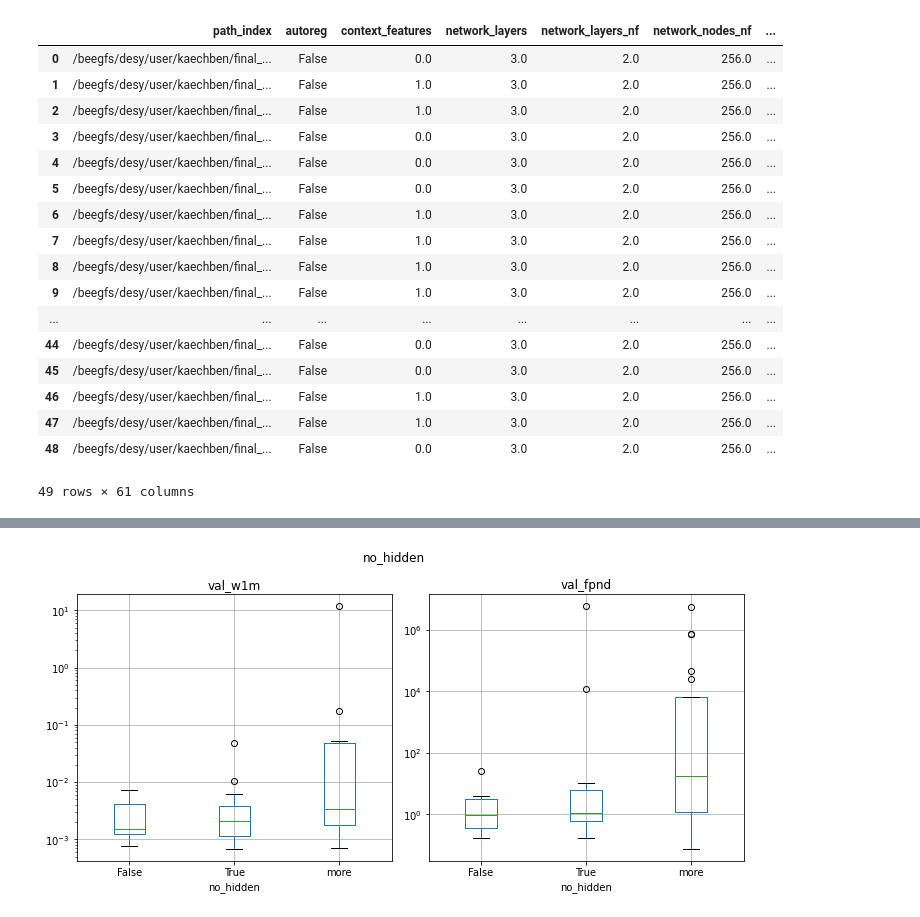
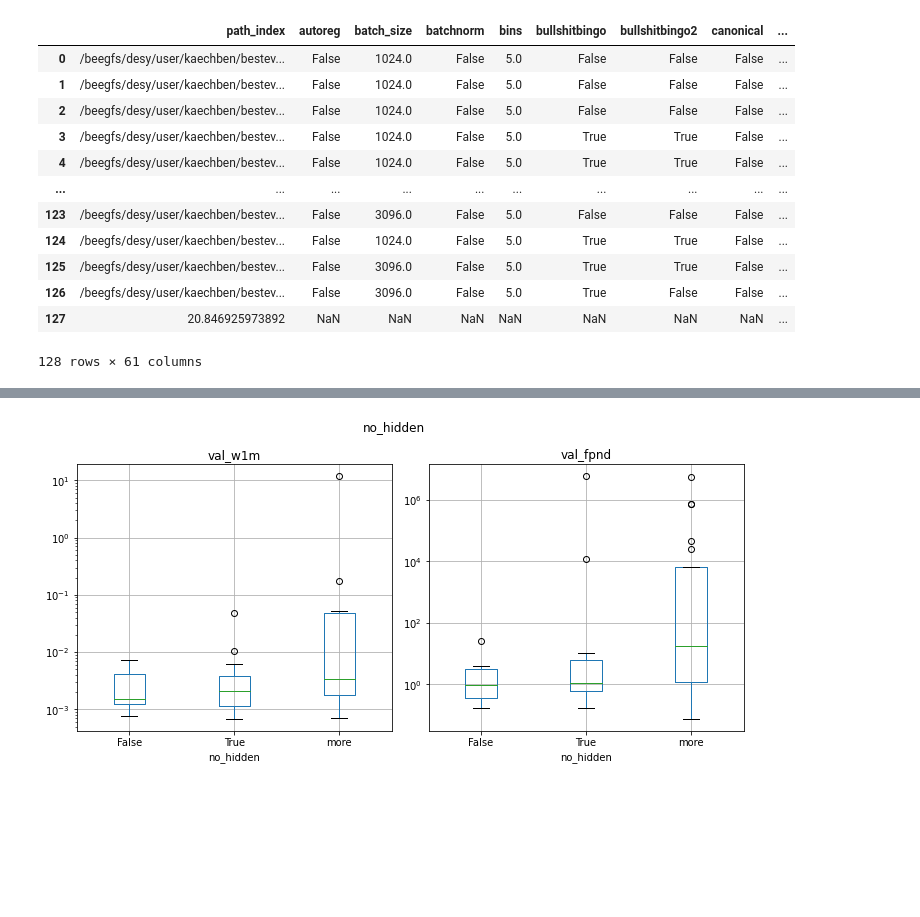
Before and after one commit to kaechb/LitJetNet, a Jupyter notebook: LitNF/Hyperparameters.ipynb, the cells around one changed output, grey strips where cells are left out. Saved outputs shown, nothing was run; the diff lists cells and outputs as text; code cells hidden in the pictures; blank space fills up the shorter version.

```diff
--- a/LitNF/Hyperparameters.ipynb
+++ b/LitNF/Hyperparameters.ipynb
@@ -2,27 +2,22 @@
 import torch
 # %%
 import pandas as pd
-df=pd.read_csv("/beegfs/desy/user/kaechben/final_cov_t/summary.csv")
+df=pd.read_csv("/beegfs/desy/user/kaechben/bestever_q/summary.csv")
 df
 # %% [output]
-|  | path_index | autoreg | context_features | network_layers | network_layers_nf | network_nodes_nf | ... |
-| 0 | /beegfs/desy/user/kaechben/final_... | False | 0.0 | 3.0 | 2.0 | 256.0 | ... |
-| 1 | /beegfs/desy/user/kaechben/final_... | False | 1.0 | 3.0 | 2.0 | 256.0 | ... |
-| 2 | /beegfs/desy/user/kaechben/final_... | False | 1.0 | 3.0 | 2.0 | 256.0 | ... |
-| 3 | /beegfs/desy/user/kaechben/final_... | False | 0.0 | 3.0 | 2.0 | 256.0 | ... |
-| 4 | /beegfs/desy/user/kaechben/final_... | False | 0.0 | 3.0 | 2.0 | 256.0 | ... |
-| 5 | /beegfs/desy/user/kaechben/final_... | False | 0.0 | 3.0 | 2.0 | 256.0 | ... |
-| 6 | /beegfs/desy/user/kaechben/final_... | False | 1.0 | 3.0 | 2.0 | 256.0 | ... |
-| 7 | /beegfs/desy/user/kaechben/final_... | False | 1.0 | 3.0 | 2.0 | 256.0 | ... |
-| 8 | /beegfs/desy/user/kaechben/final_... | False | 1.0 | 3.0 | 2.0 | 256.0 | ... |
-| 9 | /beegfs/desy/user/kaechben/final_... | False | 1.0 | 3.0 | 2.0 | 256.0 | ... |
-| ... | ... | ... | ... | ... | ... | ... | ... |
-| 44 | /beegfs/desy/user/kaechben/final_... | False | 0.0 | 3.0 | 2.0 | 256.0 | ... |
-| 45 | /beegfs/desy/user/kaechben/final_... | False | 0.0 | 3.0 | 2.0 | 256.0 | ... |
-| 46 | /beegfs/desy/user/kaechben/final_... | False | 1.0 | 3.0 | 2.0 | 256.0 | ... |
-| 47 | /beegfs/desy/user/kaechben/final_... | False | 1.0 | 3.0 | 2.0 | 256.0 | ... |
-| 48 | /beegfs/desy/user/kaechben/final_... | False | 0.0 | 3.0 | 2.0 | 256.0 | ... |
+|  | path_index | autoreg | batch_size | batchnorm | bins | bullshitbingo | bullshitbingo2 | canonical | ... |
+| 0 | /beegfs/desy/user/kaechben/bestev... | False | 1024.0 | False | 5.0 | False | False | False | ... |
+| 1 | /beegfs/desy/user/kaechben/bestev... | False | 1024.0 | False | 5.0 | False | False | False | ... |
+| 2 | /beegfs/desy/user/kaechben/bestev... | False | 1024.0 | False | 5.0 | False | False | False | ... |
+| 3 | /beegfs/desy/user/kaechben/bestev... | False | 1024.0 | False | 5.0 | True | True | False | ... |
+| 4 | /beegfs/desy/user/kaechben/bestev... | False | 1024.0 | False | 5.0 | True | True | False | ... |
+| ... | ... | ... | ... | ... | ... | ... | ... | ... | ... |
+| 123 | /beegfs/desy/user/kaechben/bestev... | False | 3096.0 | False | 5.0 | False | False | False | ... |
+| 124 | /beegfs/desy/user/kaechben/bestev... | False | 1024.0 | False | 5.0 | True | True | False | ... |
+| 125 | /beegfs/desy/user/kaechben/bestev... | False | 3096.0 | False | 5.0 | True | True | False | ... |
+| 126 | /beegfs/desy/user/kaechben/bestev... | False | 3096.0 | False | 5.0 | True | False | False | ... |
+| 127 | 20.846925973892 | NaN | NaN | NaN | NaN | NaN | NaN | NaN | ... |
-49 rows × 61 columns
+128 rows × 61 columns
 # %%
 import matplotlib.pyplot as plt
 df.loc[df["sched"]!=df["sched"],"sched"]="No"
```
Also changed, not shown: parts of 1 cell of this notebook, 1 other file.
